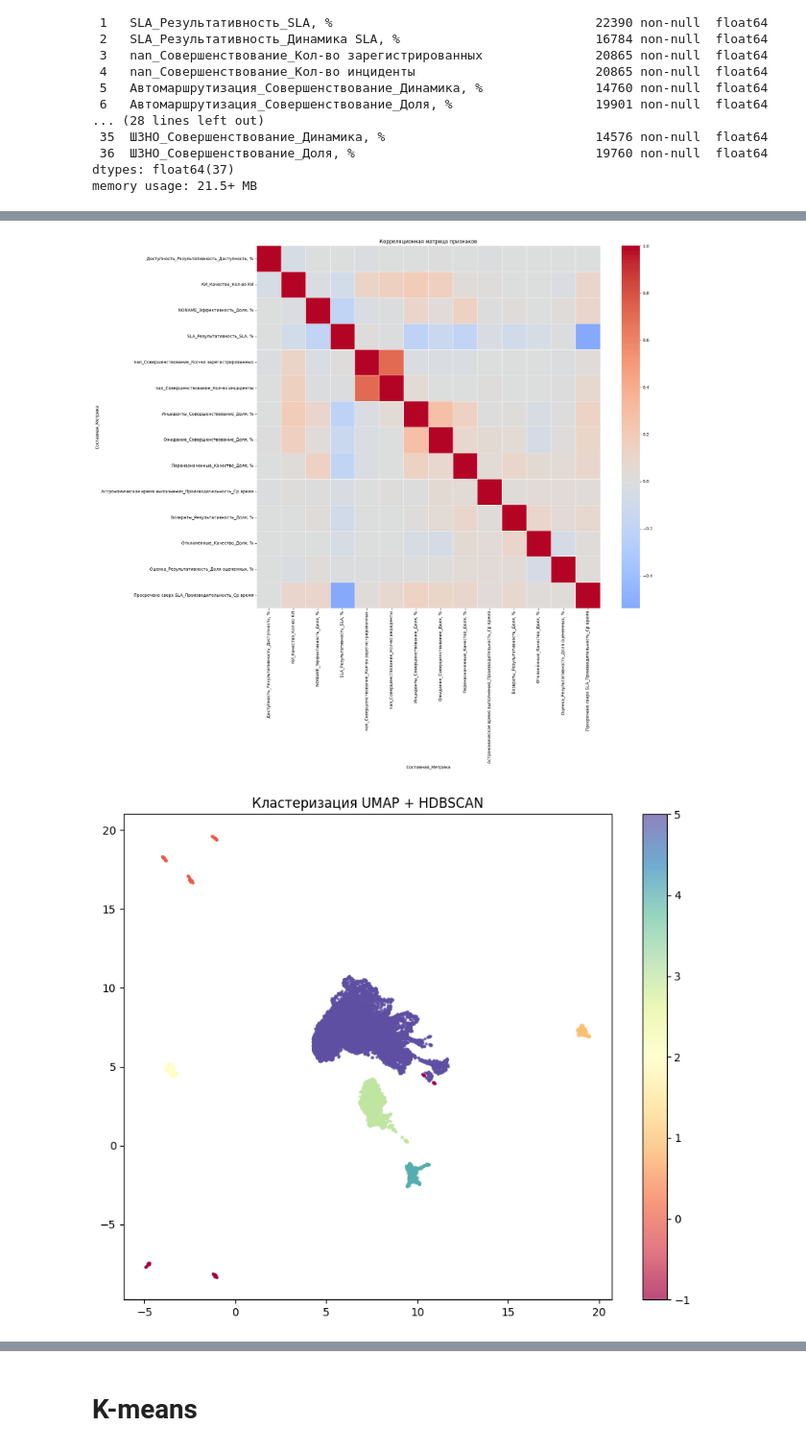
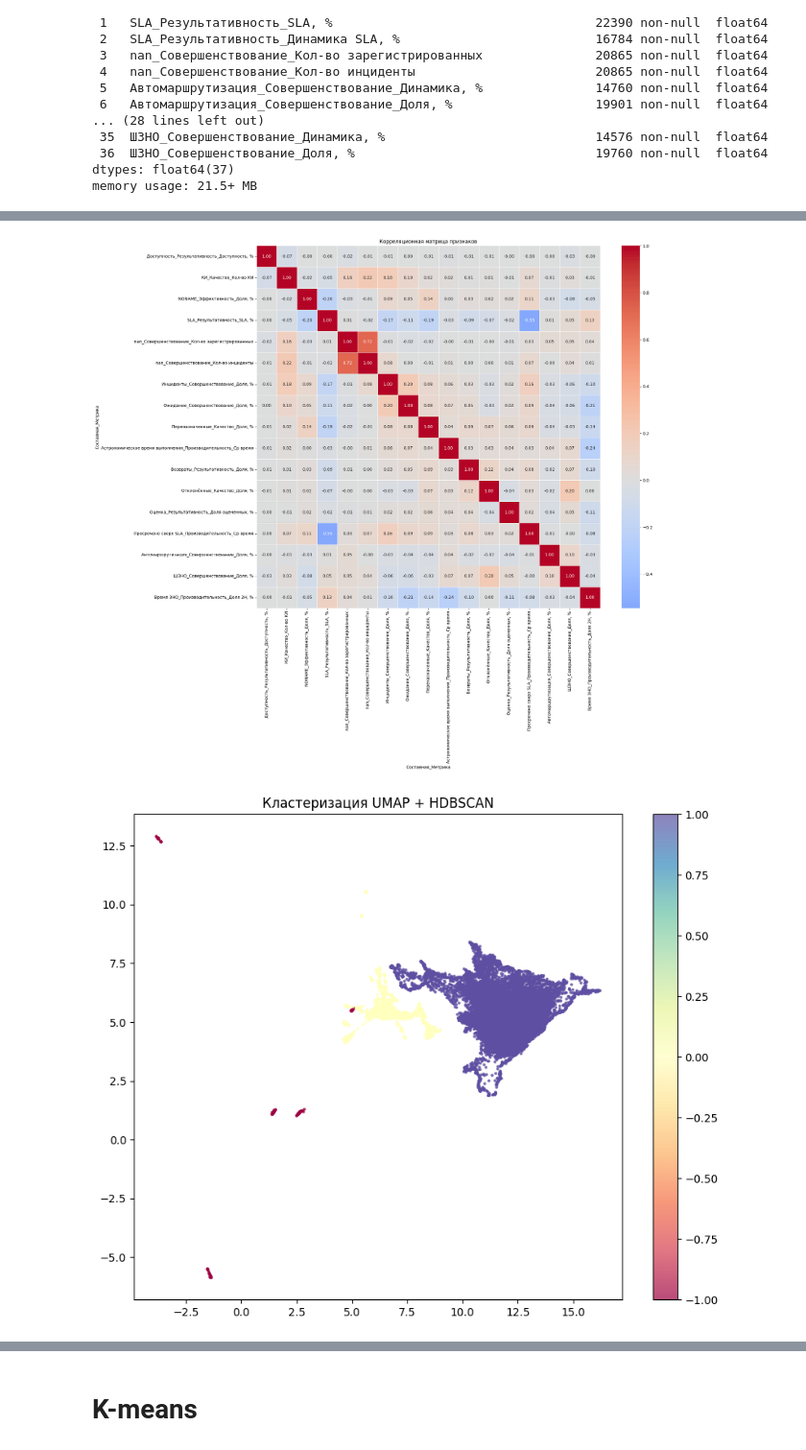
Before and after one commit to MatrosovaRaisa5/work, a Jupyter notebook: work.ipynb, the cells around one changed output, grey strips where cells are left out. Shown at 96% size. Saved outputs shown, nothing was run; the diff lists cells and outputs as text; code cells hidden in the pictures.

```diff
--- a/work.ipynb
+++ b/work.ipynb
@@ -109,15 +109,14 @@ memory usage: 21.5+ MB
 # %%
 # Определяем столбцы с наименьшим количеством пропусков
 missing_counts = processed_df.isna().sum()
-top_columns = missing_counts.nsmallest(14).index.tolist()
+top_columns = missing_counts.nsmallest(17).index.tolist()
 
-print("5 столбцов с наименьшим количеством пропусков:")
 print(top_columns)
 
 # Фильтруем строки, где в этих столбцах нет пропусков
 filtered_df = processed_df.dropna(subset=top_columns)
 
-# Создаем новый DataFrame с этими строками и только этими столбцами
+# Создаем новый датсает
 final_df = filtered_df[top_columns].copy()
 
 print(f"Размер итогового датасета: {final_df.shape}")
@@ -169,7 +179,7 @@ corr_matrix = processed_df.corr()
 
 plt.figure(figsize=(20, 18))
 sns.heatmap(corr_matrix,
-            annot=False,
+            annot=True,
             cmap='coolwarm',
             center=0,
             fmt=".2f",
@@ -178,7 +188,7 @@ plt.title('Корреляционная матрица признаков')
 plt.tight_layout()
 plt.show()
 # %% [output]
-[figure, old version]
+[figure, new version]
 # %%
 import umap
 import hdbscan
@@ -189,37 +199,37 @@ from sklearn.preprocessing import StandardScaler
 # %%
 scaler = StandardScaler()
 scaled_data = scaler.fit_transform(processed_df)
 
 # UMAP
 reducer = umap.UMAP(
     n_components=5,
     random_state=42,
-    n_neighbors=40,
-    min_dist=0.4,
+    n_neighbors=30,
+    min_dist=0.3,
     metric='manhattan',
     spread=1.0
 )
 umap_result = reducer.fit_transform(scaled_data)
 
 clusterer = hdbscan.HDBSCAN(
-    min_cluster_size=100,
-    min_samples=20,
+    min_cluster_size=150,
+    min_samples=40,
     cluster_selection_method='eom',
-    cluster_selection_epsilon=0.4,
-    alpha=1.0,
+    cluster_selection_epsilon=0.3,
+    alpha=0.9,
     prediction_data=True
 )
 clusters = clusterer.fit_predict(umap_result)
 
 plt.figure(figsize=(10, 8))
 plt.scatter(umap_result[:, 0], umap_result[:, 1], c=clusters, cmap='Spectral', s=3, alpha=0.7)
 plt.title('Кластеризация UMAP + HDBSCAN')
 plt.colorbar()
 plt.show()
 
 processed_df['Cluster_UMAP+HDBSCAN'] = clusters
 # %% [output]
-[figure, old version]
+[figure, new version]
 # %%
 from sklearn import metrics
 from hdbscan.validity import validity_index
```
Also changed, not shown: parts of 9 cells of this notebook.
